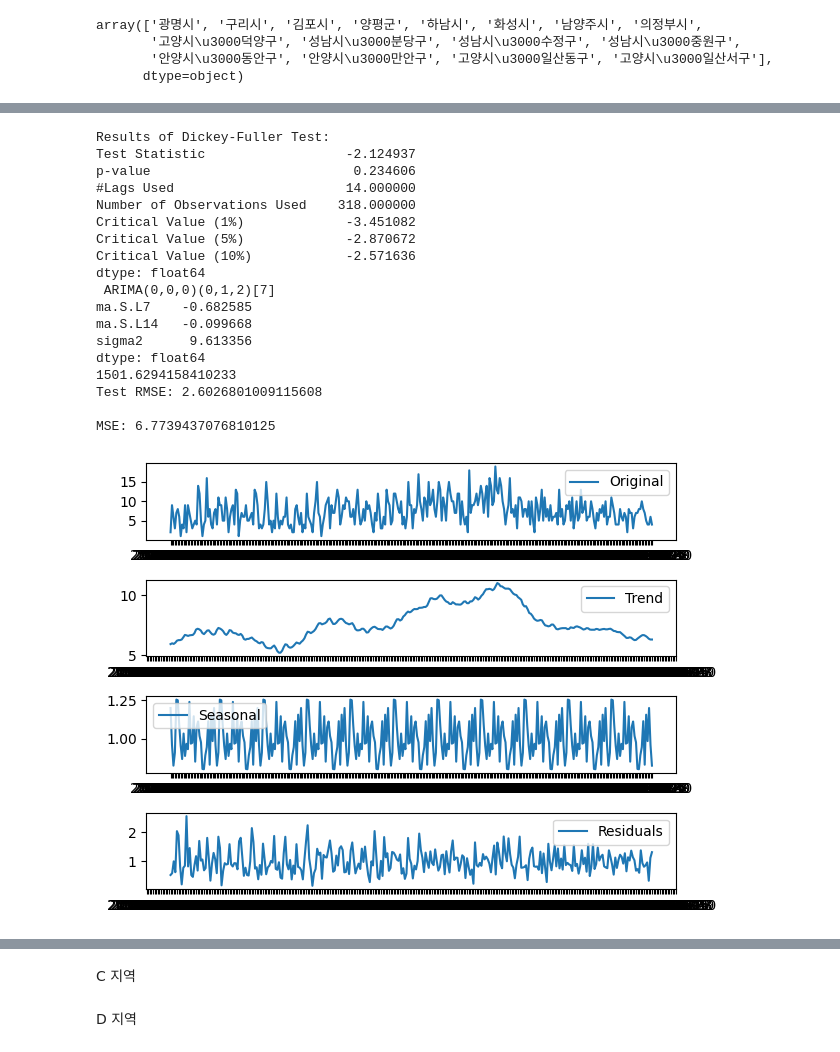
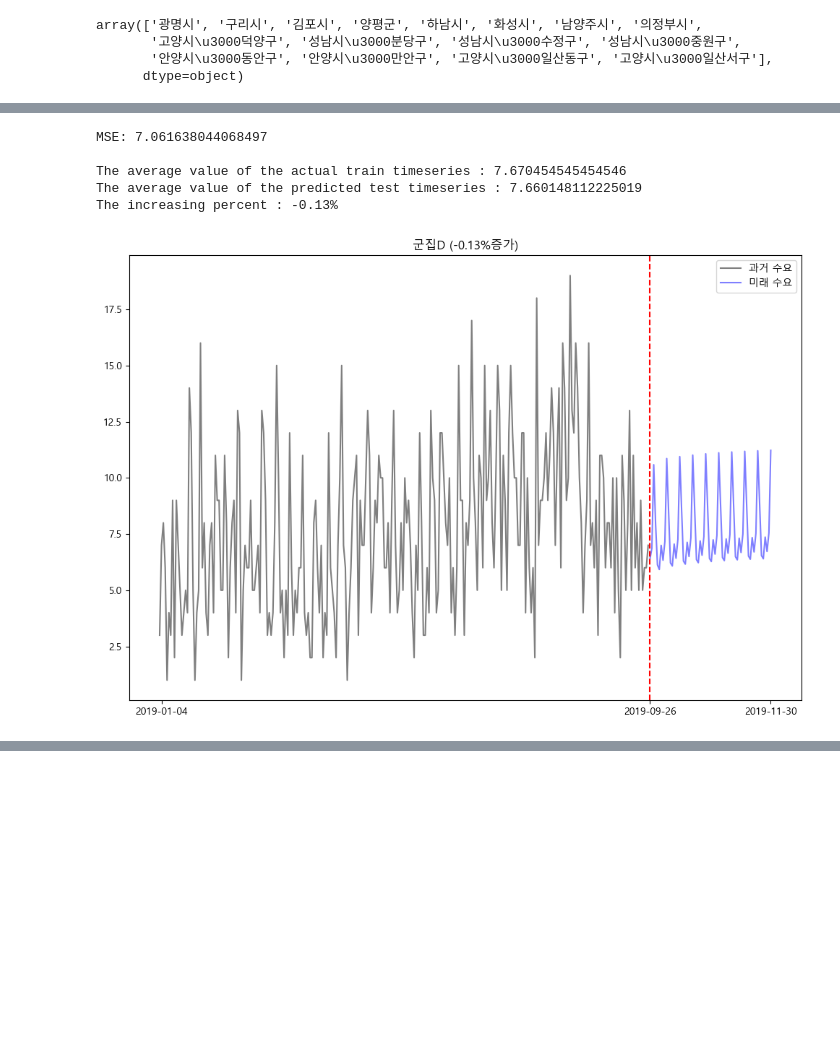
Before and after one commit to govin08/our-socar, a Jupyter notebook: main/code/code_c_forecasting/1c402_0203_SARIMA_ver_3.ipynb, the cells around one changed output, grey strips where cells are left out. Cells and saved outputs as stored; diff of their text form; code cells hidden in the pictures; blank space fills up the shorter version.

Commit message:
sarima graph editted

```diff
--- a/main/code/code_c_forecasting/1c402_0203_SARIMA_ver_3.ipynb
+++ b/main/code/code_c_forecasting/1c402_0203_SARIMA_ver_3.ipynb
@@ -60,5 +40,5 @@ warnings.filterwarnings('ignore')
 # %%
-df_raw = pd.read_csv('../main/data/20211022_수요예측_hackathon_data.csv', encoding = 'cp949')
+df_raw = pd.read_csv('../../../socar_data/20211022_수요예측_hackathon_data.csv', encoding = 'cp949')
 df = df_raw
 df
 # %% [output]
@@ -390,23 +344,11 @@ B 지역
 # %%
-df_B = df_경기도[df_경기도['region2'] == '양평군']
-sarima(df_B)
+# 군집 D 예측
+df_D = df_경기도[(df_경기도['region2'] == '양평군')]
+sarima(df_D, 'D')
 # %% [output]
-Results of Dickey-Fuller Test:
-Test Statistic                  -2.124937
-p-value                          0.234606
-#Lags Used                      14.000000
-Number of Observations Used    318.000000
-Critical Value (1%)             -3.451082
-Critical Value (5%)             -2.870672
-Critical Value (10%)            -2.571636
-dtype: float64
- ARIMA(0,0,0)(0,1,2)[7]
-ma.S.L7    -0.682585
-ma.S.L14   -0.099668
-sigma2      9.613356
-dtype: float64
-1501.6294158410233
-Test RMSE: 2.6026801009115608
+MSE: 7.061638044068497
 
-MSE: 6.7739437076810125
+The average value of the actual train timeseries : 7.670454545454546
+The average value of the predicted test timeseries : 7.660148112225019
+The increasing percent : -0.13%
-[figure, old version]
+[figure, new version]
@@ -414,5 +355 @@ MSE: 6.7739437076810125
-# %% [markdown]
-C 지역
-# %% [markdown]
-D 지역
 # %%
```
Also changed, not shown: parts of 32 cells of this notebook, 1 other file.
